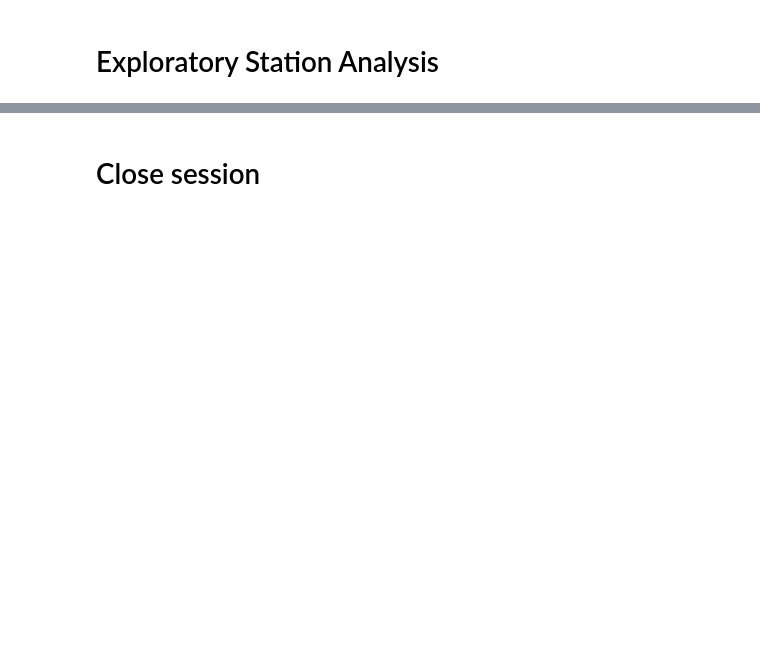
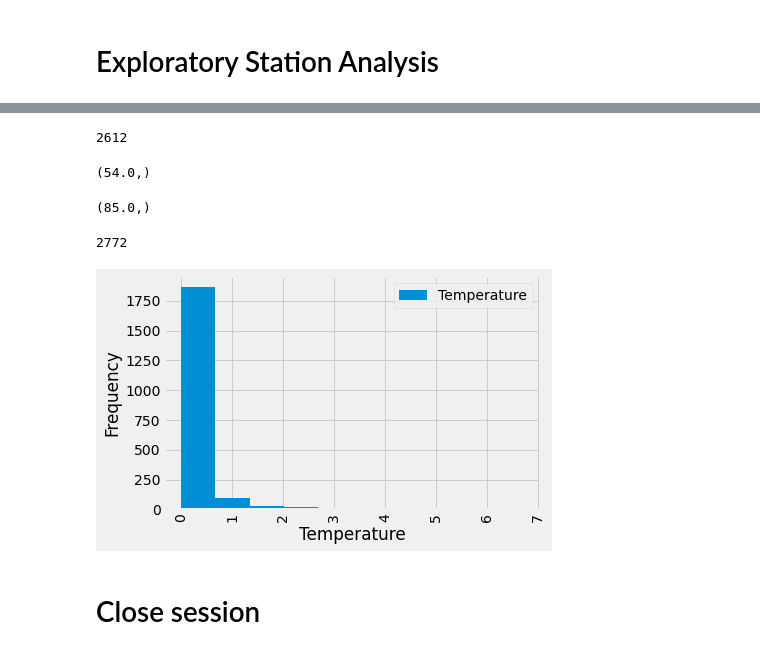
Before and after one commit to lakemp2345/sqlalchemy-challenge, a Jupyter notebook: climate_starter.ipynb, the cells around one changed output, grey strips where cells are left out. Cells and saved outputs as stored; diff of their text form; code cells hidden in the pictures; blank space fills up the shorter version.

```diff
--- a/climate_starter.ipynb
+++ b/climate_starter.ipynb
@@ -115,2 +179,11 @@ results = session.query(Measurement.date, Measurement.prcp).filter(Measurement.d
+# %%
+station_USC00516128=session.query(Measurement.station).filter(Measurement.station=='USC00516128').count()
+print(station_USC00516128)
+# %% [output]
+2612
 # %%
 # Using the most active station id from the previous query, calculate the lowest, highest, and average temperature.
+lowest_temp_station_USC00519281=session.query(Measurement.tobs).filter(Measurement.station=='USC00519281').order_by(Measurement.tobs.asc()).first()
+print(lowest_temp_station_USC00519281)
+# %% [output]
+(54.0,)
@@ -120,3 +190,35 @@ results = session.query(Measurement.date, Measurement.prcp).filter(Measurement.d
+# %%
+highest_temp_station_USC00519281=session.query(Measurement.tobs).filter(Measurement.station=='USC00519281').order_by(Measurement.tobs.desc()).first()
+print(highest_temp_station_USC00519281)
+# %% [output]
+(85.0,)
+# %%
+average_temp_station_USC00519281=session.query(Measurement.tobs).filter(Measurement.station=='USC00519281').count()
+print(average_temp_station_USC00519281)
+# %% [output]
+2772
+# %%
+# Using the most active station id
+# Query the last 12 months of temperature observation data for this station and plot the results as a histogram
+
+station_results = session.query(Measurement.date, Measurement.station, Measurement.tobs).filter(Measurement.station == 'USC00519281').all()
+#print(station_results)
+
+print_rows = [{"Temperature": result[1], "Station": result[0], "Date": result[-1]} for result in results]
+print_rows
+#print(print_rows)
+
+# Save the query results as a Pandas DataFrame and set the index to the date column
+station_precipitation_df=pd.DataFrame(print_rows).set_index("Date")
+station_precipitation_df.plot(kind="hist")
+x_axis= ['Temperature']
+y_axis= ['Station']
+plt.xlabel("Temperature")
+plt.xticks(rotation=90)
+plt.ylabel("Frequency")
+plt.show()
+# %% [output]
+[figure, added]
 # %% [markdown]
 # Close session
 # %%
```
Also changed, not shown: parts of 12 cells of this notebook.
